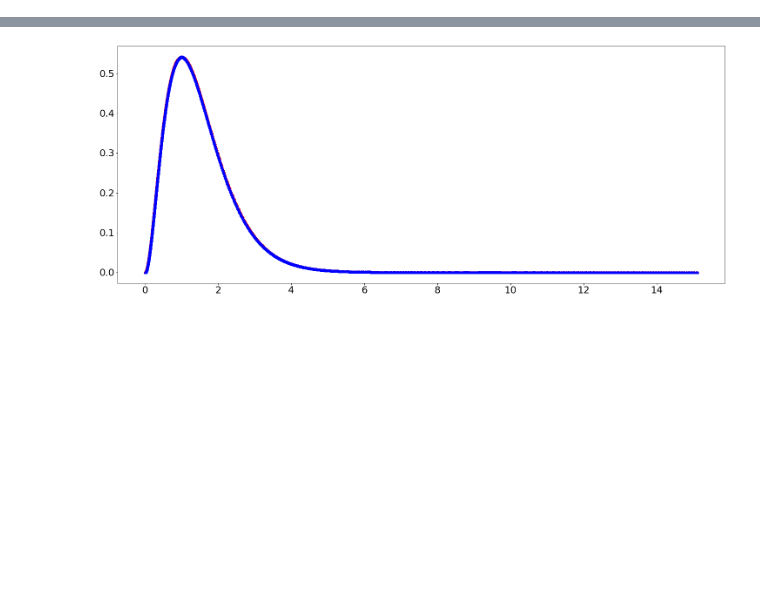
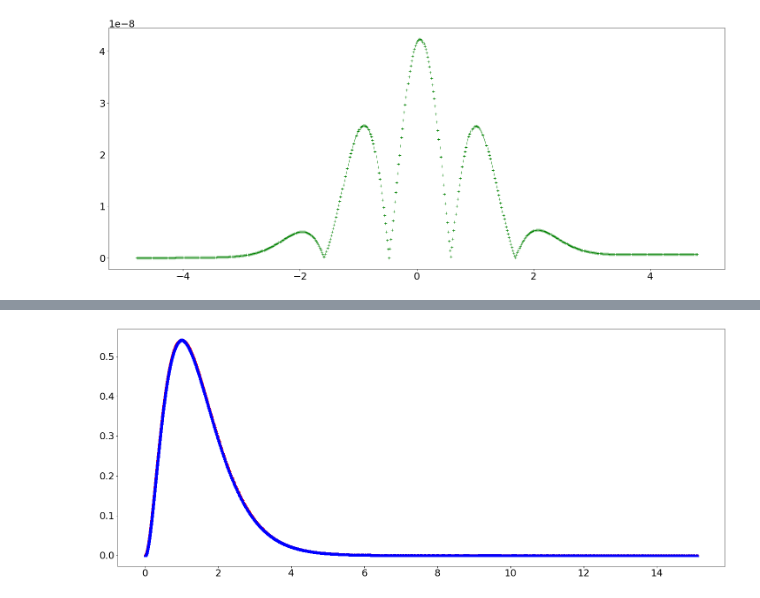
Before and after one commit to zeledon14/numerical_orbitals, a Jupyter notebook: testing.ipynb, the cells around one changed output, grey strips where cells are left out. Saved outputs shown, nothing was run; the diff lists cells and outputs as text; code cells hidden in the pictures; blank space fills up the shorter version.

```diff
--- a/testing.ipynb
+++ b/testing.ipynb
@@ -81 +49,6 @@ L=500
+# %%
+plt.plot(grid,diff_pc,'g+')
+plt.show()
+# %% [output]
+[figure, added]
 # %%
```
Also changed, not shown: parts of 35 cells of this notebook, 8 other files.
